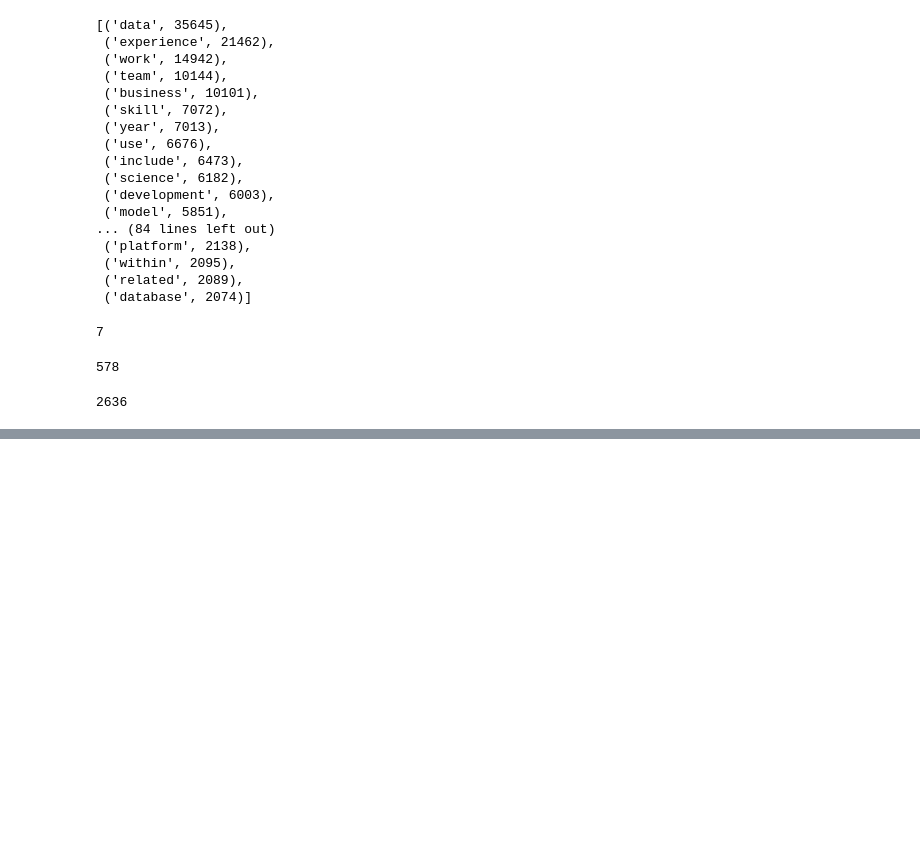
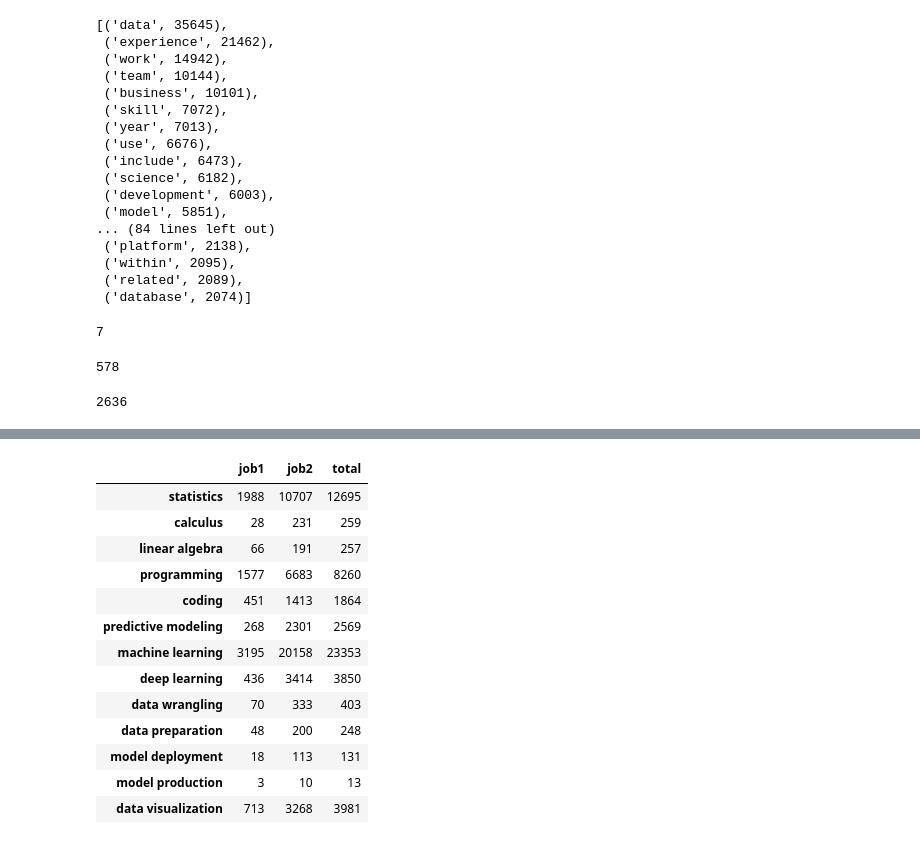
Before and after one commit to Cing2/2AMD20_knowledge, a Jupyter notebook: analysis/jop_postings.ipynb, the cells around one changed output, grey strips where cells are left out. Saved outputs shown, nothing was run; the diff lists cells and outputs as text; code cells hidden in the pictures; blank space fills up the shorter version.

```diff
--- a/analysis/jop_postings.ipynb
+++ b/analysis/jop_postings.ipynb
@@ -190,0 +359,18 @@ count['python']
+# %%
+df_hard_skills = count_traits_in_text(article_terms.list_hard_skills_1, 'hard_skills.csv')
+df_hard_skills
+# %% [output]
+|  | job1 | job2 | total |
+| statistics | 1988 | 10707 | 12695 |
+| calculus | 28 | 231 | 259 |
+| linear algebra | 66 | 191 | 257 |
+| programming | 1577 | 6683 | 8260 |
+| coding | 451 | 1413 | 1864 |
+| predictive modeling | 268 | 2301 | 2569 |
+| machine learning | 3195 | 20158 | 23353 |
+| deep learning | 436 | 3414 | 3850 |
+| data wrangling | 70 | 333 | 403 |
+| data preparation | 48 | 200 | 248 |
+| model deployment | 18 | 113 | 131 |
+| model production | 3 | 10 | 13 |
+| data visualization | 713 | 3268 | 3981 |
```
Also changed, not shown: parts of 22 cells of this notebook, 7 other files.
